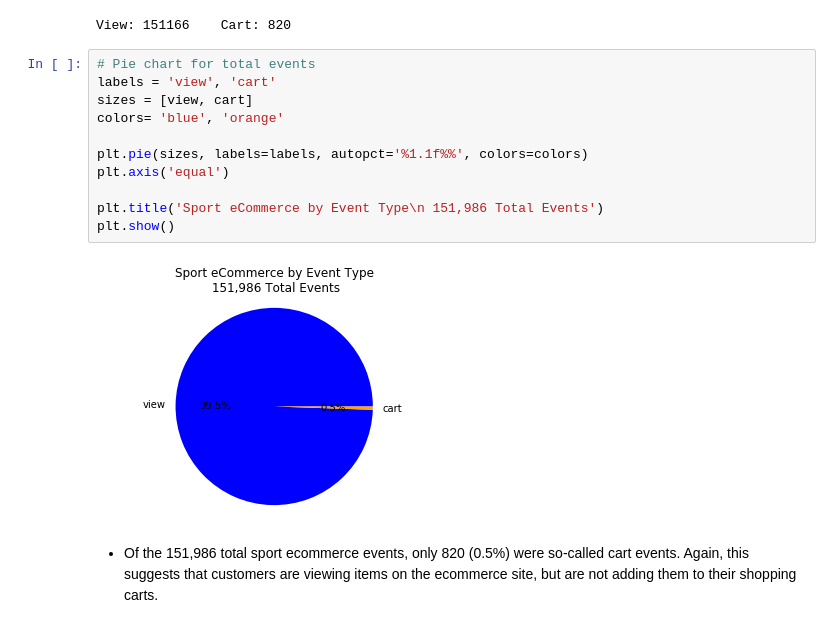
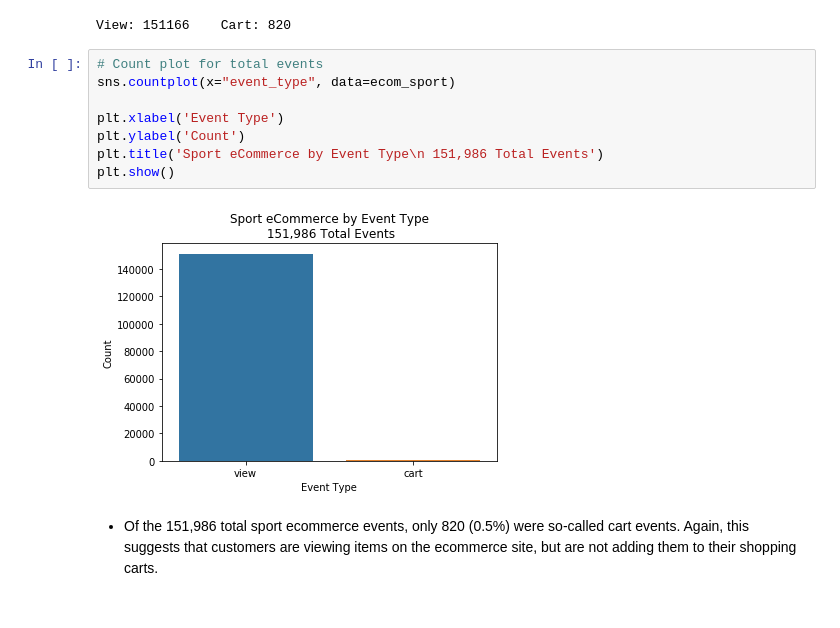
Before and after one commit to happyheppler/Thinkful-Modules-13-14, a Jupyter notebook: module14_capstone.ipynb, the cells around one changed output. Cells and saved outputs as stored; diff of their text form.

```diff
--- a/module14_capstone.ipynb
+++ b/module14_capstone.ipynb
@@ -94,18 +94,15 @@ print('View: {}\tCart: {}'.format(view, cart))
 # %% [output]
 View: 151166    Cart: 820
 # %%
-# Pie chart for total events
-labels = 'view', 'cart'
-sizes = [view, cart]
-colors= 'blue', 'orange'
+# Count plot for total events
+sns.countplot(x="event_type", data=ecom_sport)
 
-plt.pie(sizes, labels=labels, autopct='%1.1f%%', colors=colors)
-plt.axis('equal')
-
+plt.xlabel('Event Type')
+plt.ylabel('Count')
 plt.title('Sport eCommerce by Event Type\n 151,986 Total Events')
 plt.show()
 # %% [output]
-[figure, old version]
+[figure, new version]
 # %% [markdown]
 * Of the 151,986 total sport ecommerce events, only 820 (0.5%) were so-called cart events. Again, this suggests that customers are viewing items on the ecommerce site, but are not adding them to their shopping carts.
 # %%
```
Also changed, not shown: parts of 5 cells of this notebook.
